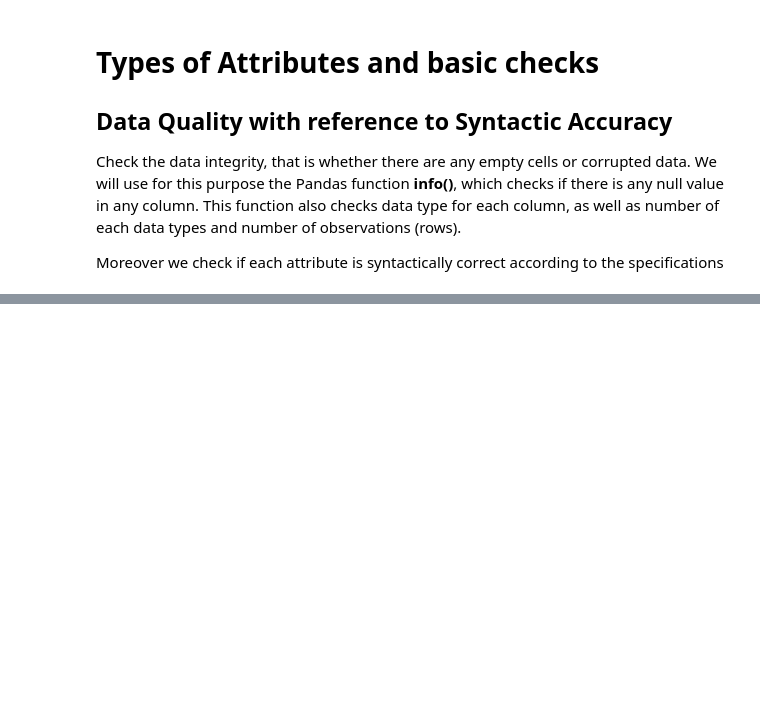
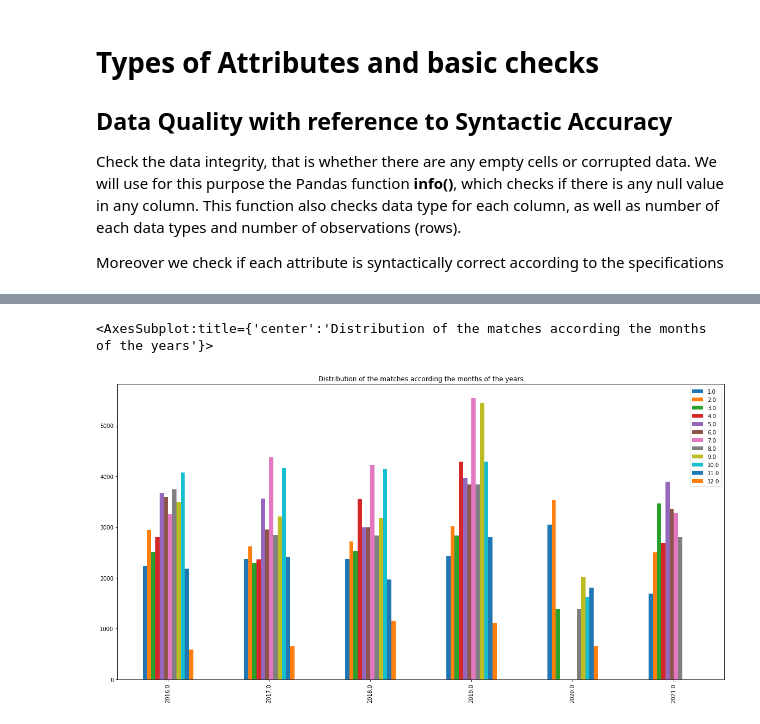
Before and after one commit to OrnelaDanushi/DM-project21, a Jupyter notebook: matches_data_understanding.ipynb, the cells around one changed output, grey strips where cells are left out. Drawn from its saved outputs; the diff is of its cells as text; code cells hidden in the pictures; blank space fills up the shorter version.

```diff
--- a/matches_data_understanding.ipynb
+++ b/matches_data_understanding.ipynb
@@ -1028,0 +308,10 @@ tmp.rename(columns={'gender': 'loser_gender'}, inplace = True)
+# %%
+lf = df.groupby([ [x.year for x in df.tourney_date], [x.month for x in df.tourney_date]]).size()
+lf = lf.unstack()
+lf.plot(
+    figsize=(20, 10),
+    title="Distribution of the matches according the months of the years",
+    kind='bar')
+# %% [output]
+<AxesSubplot:title={'center':'Distribution of the matches according the months of the years'}>
+[figure, added]
```
Also changed, not shown: parts of 140 cells of this notebook, 1 other file.
